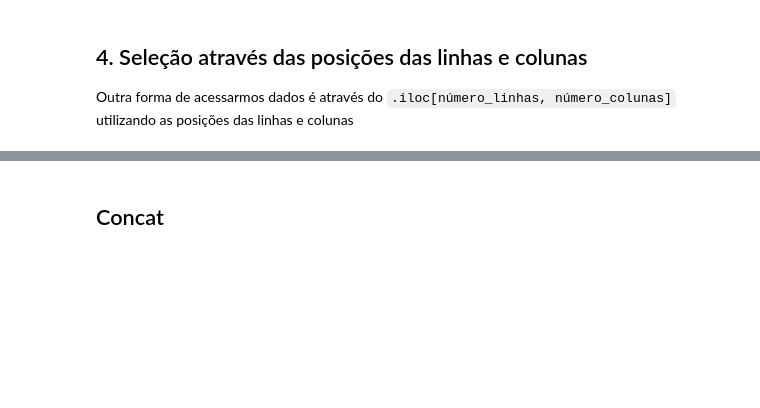
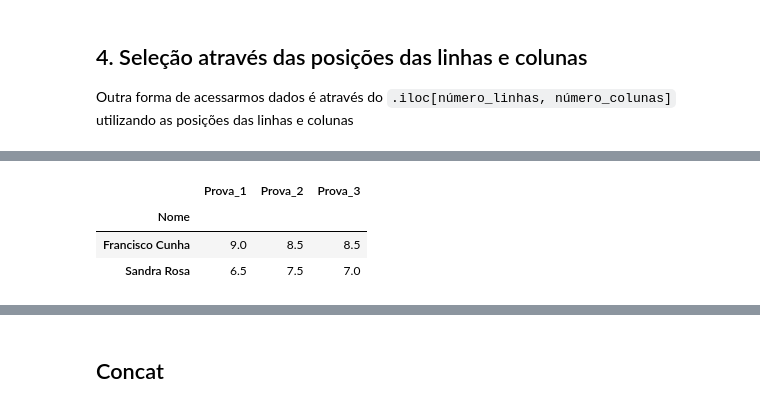
Before and after one commit to reprograma/on33-python-s14-analise-de-dados, a Jupyter notebook: material/loc x iloc.ipynb, the cells around one changed output, grey strips where cells are left out. Cells and saved outputs as stored; diff of their text form; code cells hidden in the pictures; blank space fills up the shorter version.

```diff
--- a/material/loc x iloc.ipynb
+++ b/material/loc x iloc.ipynb
@@ -52,6 +120,11 @@ tabela.iloc[9, :]
 # %%
 # seleciona um conjunto de linhas sequenciais de um conjunto de colunas sequenciais
-tabela.iloc[3:5, 2:6]
+tabela.iloc[3:5, 2:5]
+# %% [output]
+|  | Prova_1 | Prova_2 | Prova_3 |
+| Nome |  |  |  |
+| Francisco Cunha | 9.0 | 8.5 | 8.5 |
+| Sandra Rosa | 6.5 | 7.5 | 7.0 |
 # %%
 # seleciona um conjunto de linhas sequenciais de um conjunto de colunas não sequenciais
 tabela.iloc[3:5, [1,5]]
```
Also changed, not shown: parts of 20 cells of this notebook, 1 other file.
